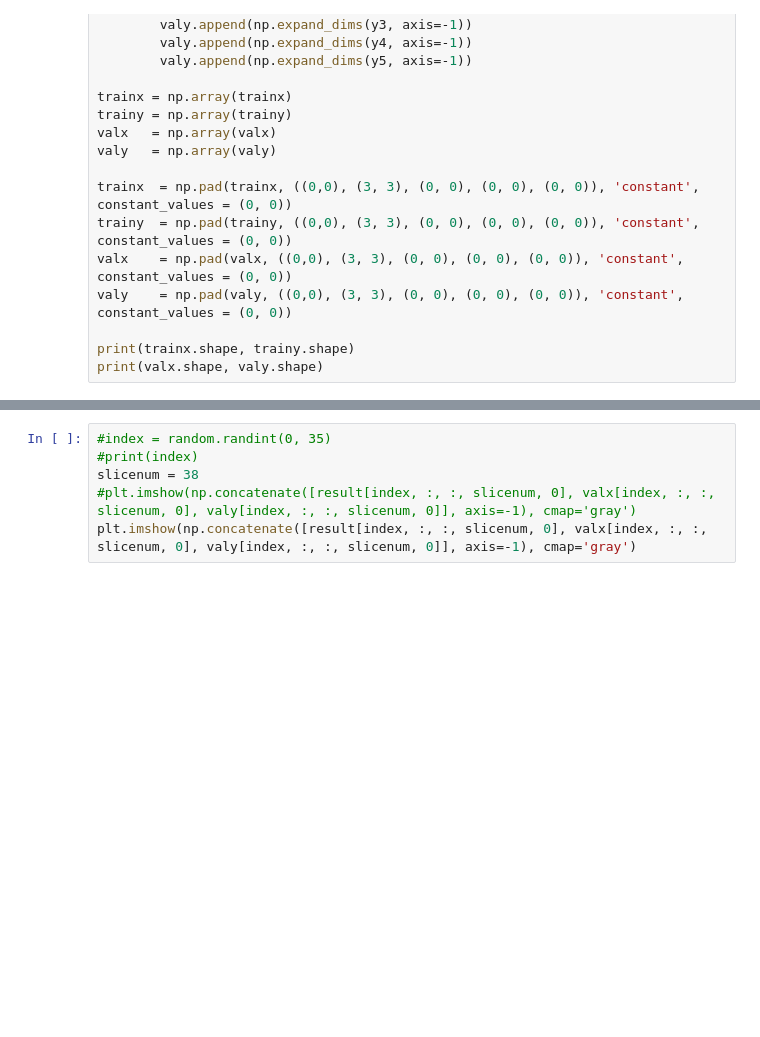
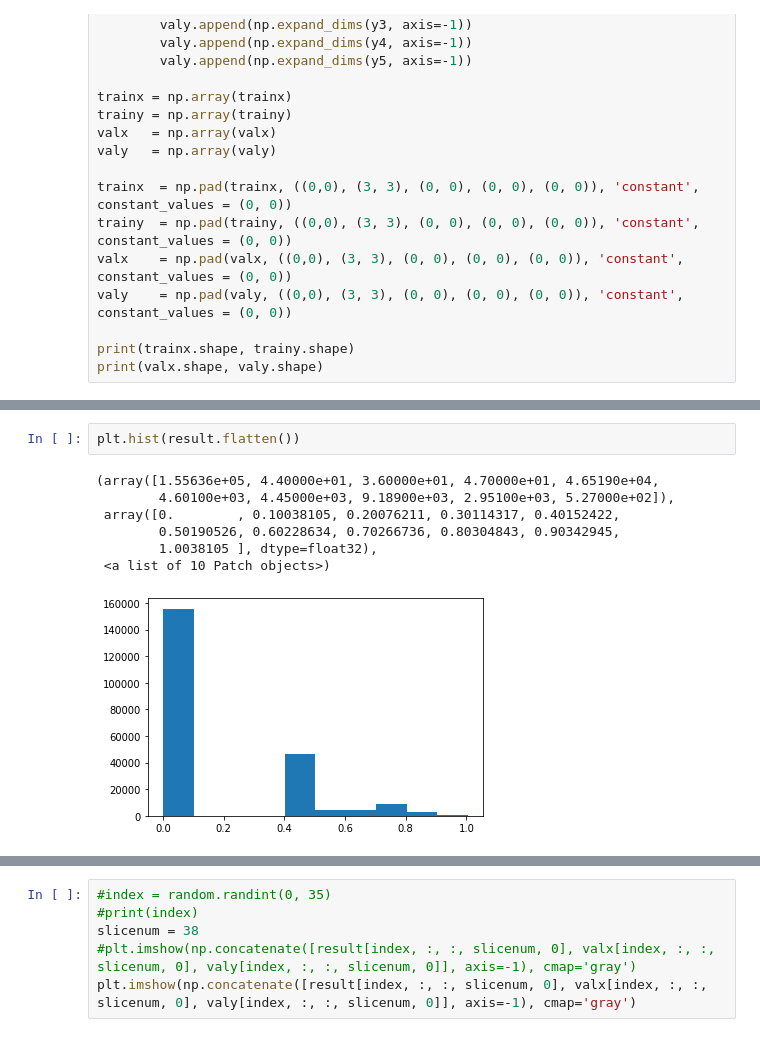
Before and after one commit to PranjalSahu/newrecon, a Jupyter notebook: recon1.ipynb, the cells around one changed output, grey strips where cells are left out. Saved outputs shown, nothing was run; the diff lists cells and outputs as text; blank space fills up the shorter version.

```diff
--- a/recon1.ipynb
+++ b/recon1.ipynb
@@ -496,0 +549,10 @@ print(result1.shape)
+# %%
+plt.hist(result.flatten())
+# %% [output]
+(array([1.55636e+05, 4.40000e+01, 3.60000e+01, 4.70000e+01, 4.65190e+04,
+        4.60100e+03, 4.45000e+03, 9.18900e+03, 2.95100e+03, 5.27000e+02]),
+ array([0.        , 0.10038105, 0.20076211, 0.30114317, 0.40152422,
+        0.50190526, 0.60228634, 0.70266736, 0.80304843, 0.90342945,
+        1.0038105 ], dtype=float32),
+ <a list of 10 Patch objects>)
+[figure, added]
```
Also changed, not shown: parts of 15 cells of this notebook.
